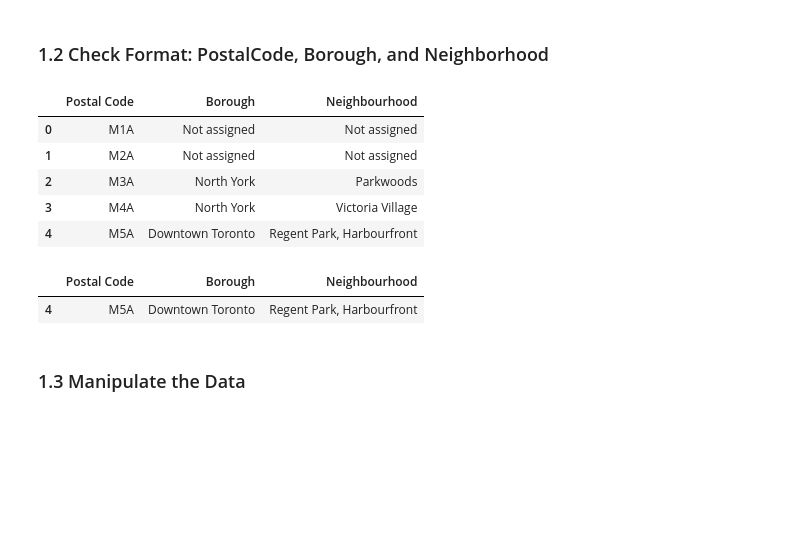
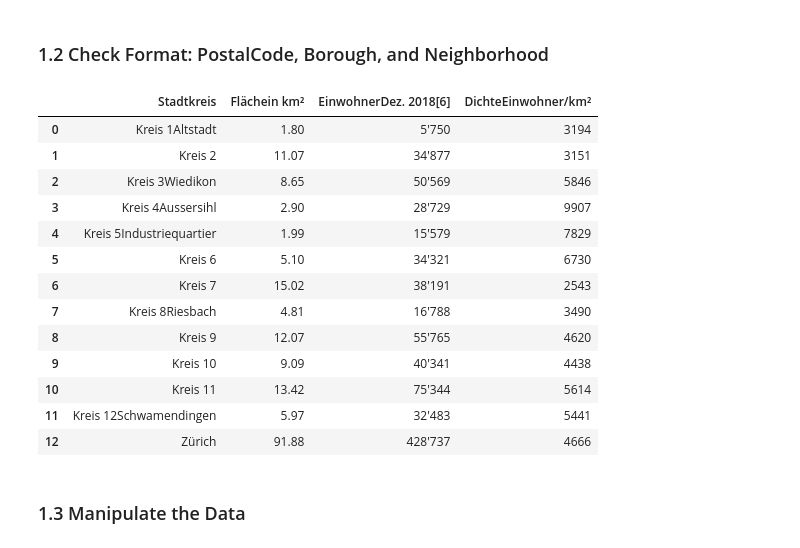
Before and after one commit to you-R-I/Coursera_Capstone, a Jupyter notebook: Coursera - Capstone Project - Week 3.ipynb, the cells around one changed output. Drawn from its saved outputs; the diff is of its cells as text; code cells hidden in the pictures; blank space fills up the shorter version.

```diff
--- a/Coursera - Capstone Project - Week 3.ipynb
+++ b/Coursera - Capstone Project - Week 3.ipynb
@@ -48,6 +117,6 @@ Libraries imported.
 # %%
 # get the response in the form of html
-wikiurl="https://en.wikipedia.org/wiki/List_of_postal_codes_of_Canada:_M"
+wikiurl="https://de.wikipedia.org/wiki/Stadtteile_der_Stadt_Z%C3%BCrich"
 table_class="wikitable sortable jquery-tablesorter"
 response=requests.get(wikiurl)
 print(response.status_code)
@@ -60,21 +128,27 @@ indiatable=soup.find('table',{'class':"wikitable"})
+# %%
+#soup
+indiatable=soup.find('table',{'class':"wikitable",})
 # %% [markdown]
 ### 1.2 Check Format: PostalCode, Borough, and Neighborhood
 # %%
 df=pd.read_html(str(indiatable))
 # convert list to dataframe
 df=pd.DataFrame(df[0])
-df.head()
+df.head(20)
 # %% [output]
-|  | Postal Code | Borough | Neighbourhood |
-| 0 | M1A | Not assigned | Not assigned |
-| 1 | M2A | Not assigned | Not assigned |
-| 2 | M3A | North York | Parkwoods |
-| 3 | M4A | North York | Victoria Village |
-| 4 | M5A | Downtown Toronto | Regent Park, Harbourfront |
+|  | Stadtkreis | Flächein km² | EinwohnerDez. 2018[6] | DichteEinwohner/km² |
+| 0 | Kreis 1Altstadt | 1.80 | 5'750 | 3194 |
+| 1 | Kreis 2 | 11.07 | 34'877 | 3151 |
+| 2 | Kreis 3Wiedikon | 8.65 | 50'569 | 5846 |
+| 3 | Kreis 4Aussersihl | 2.90 | 28'729 | 9907 |
+| 4 | Kreis 5Industriequartier | 1.99 | 15'579 | 7829 |
+| 5 | Kreis 6 | 5.10 | 34'321 | 6730 |
+| 6 | Kreis 7 | 15.02 | 38'191 | 2543 |
+| 7 | Kreis 8Riesbach | 4.81 | 16'788 | 3490 |
+| 8 | Kreis 9 | 12.07 | 55'765 | 4620 |
+| 9 | Kreis 10 | 9.09 | 40'341 | 4438 |
+| 10 | Kreis 11 | 13.42 | 75'344 | 5614 |
+| 11 | Kreis 12Schwamendingen | 5.97 | 32'483 | 5441 |
+| 12 | Zürich | 91.88 | 428'737 | 4666 |
-# %%
-df.loc[df["Postal Code"] == "M5A"]
-# %% [output]
-|  | Postal Code | Borough | Neighbourhood |
-| 4 | M5A | Downtown Toronto | Regent Park, Harbourfront |
 # %% [markdown]
 ### 1.3 Manipulate the Data
```
Also changed, not shown: parts of 129 cells of this notebook.
